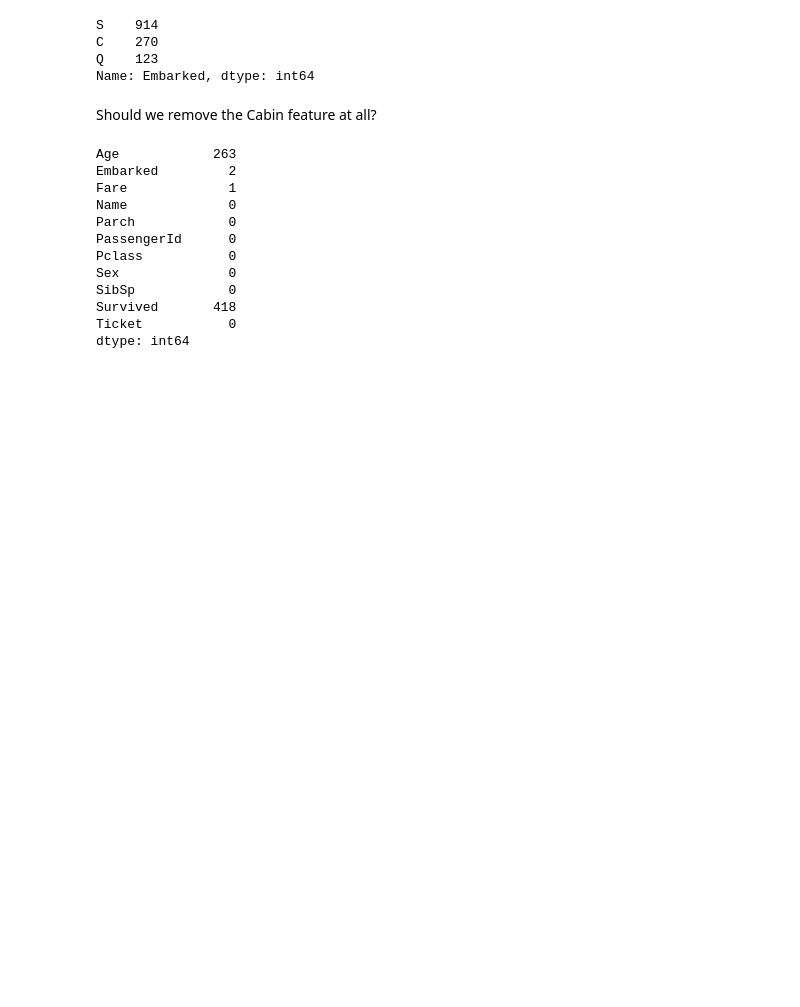
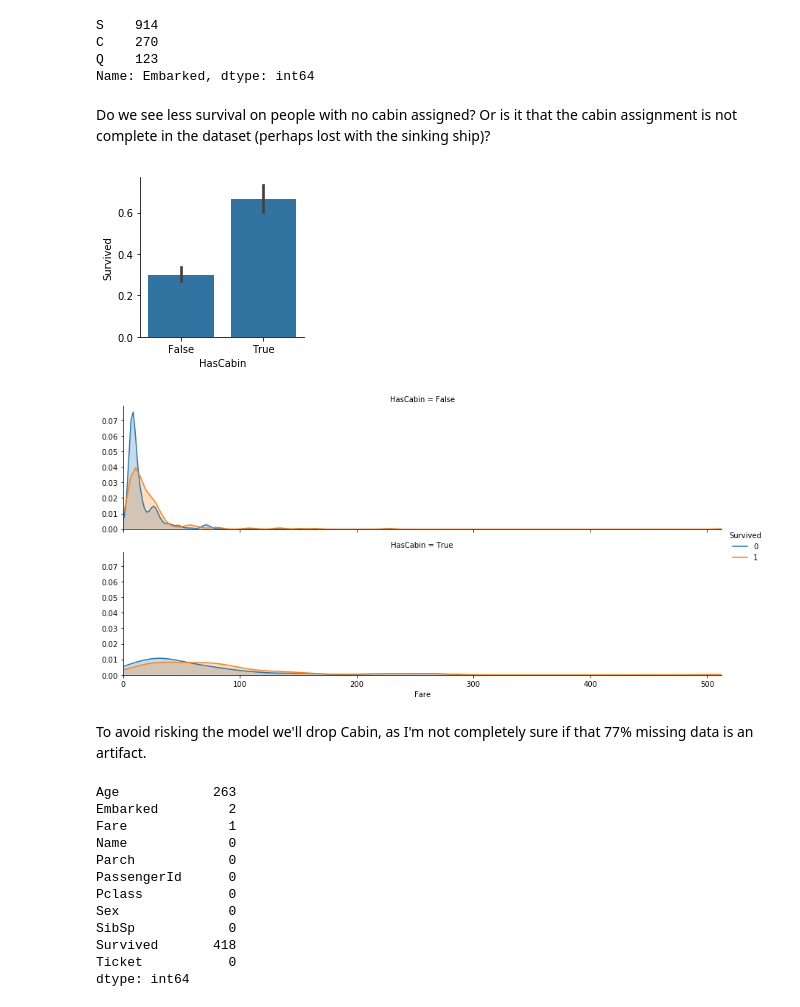
Before and after one commit to defvol/datasci-flow, a Jupyter notebook: processing.ipynb, the cells around one changed output. Cells and saved outputs as stored; diff of their text form; code cells hidden in the pictures; blank space fills up the shorter version.

Commit message:
Plots Cabin-Survival vars before dropping

```diff
--- a/processing.ipynb
+++ b/processing.ipynb
@@ -133,8 +134,18 @@ S    914
 C    270
 Q    123
 Name: Embarked, dtype: int64
-# %% [markdown]
-Should we remove the Cabin feature at all?
+# %% [markdown]
+Do we see less survival on people with no cabin assigned? Or is it that the cabin assignment is not complete in the dataset (perhaps lost with the sinking ship)?
+# %%
+temporal = titanic.copy()
+temporal['HasCabin'] = temporal.Cabin.notnull()
+plot_categories(temporal, cat='HasCabin', target='Survived')
+plot_distribution(temporal, var='Fare', target='Survived', row='HasCabin')
+# %% [output]
+[figure, added]
+[figure, added]
+# %% [markdown]
+To avoid risking the model we'll drop Cabin, as I'm not completely sure if that 77% missing data is an artifact.
 # %%
 full = full.drop(['Cabin'], axis=1)
 full.isnull().sum()
```
Also changed, not shown: parts of 1 cell of this notebook.
